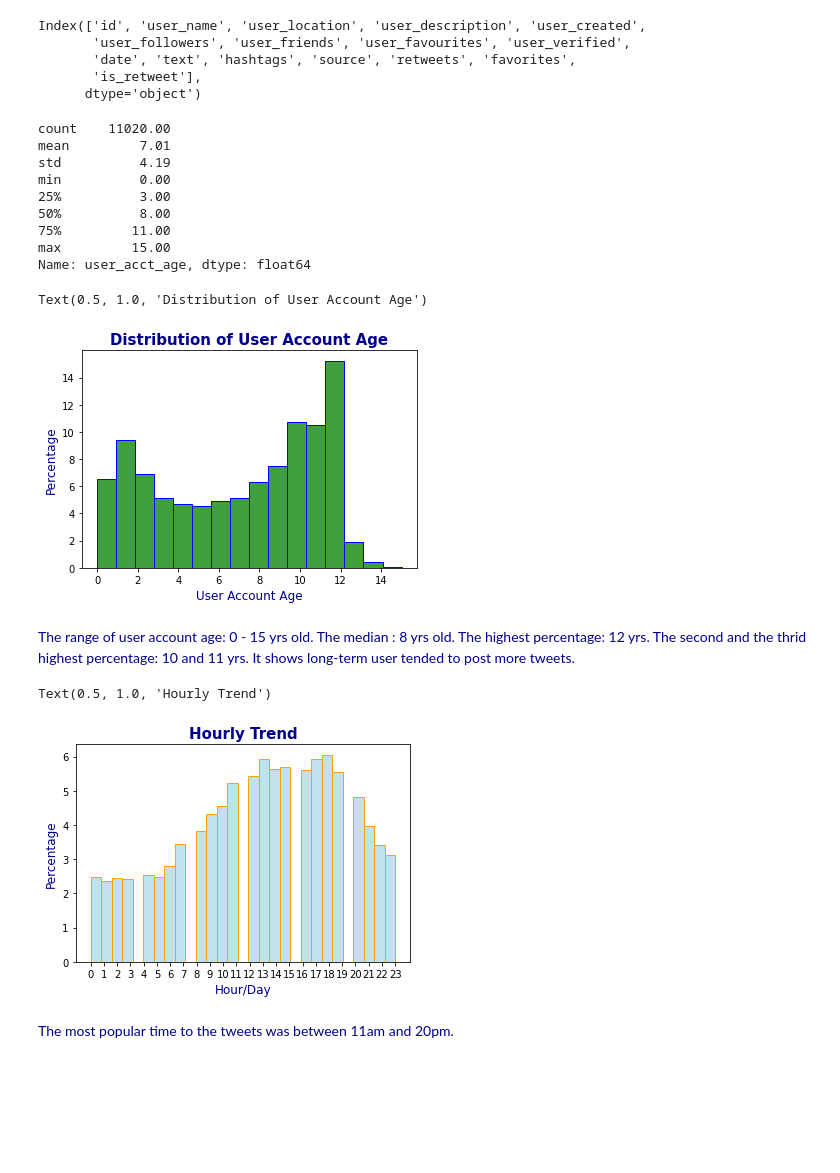
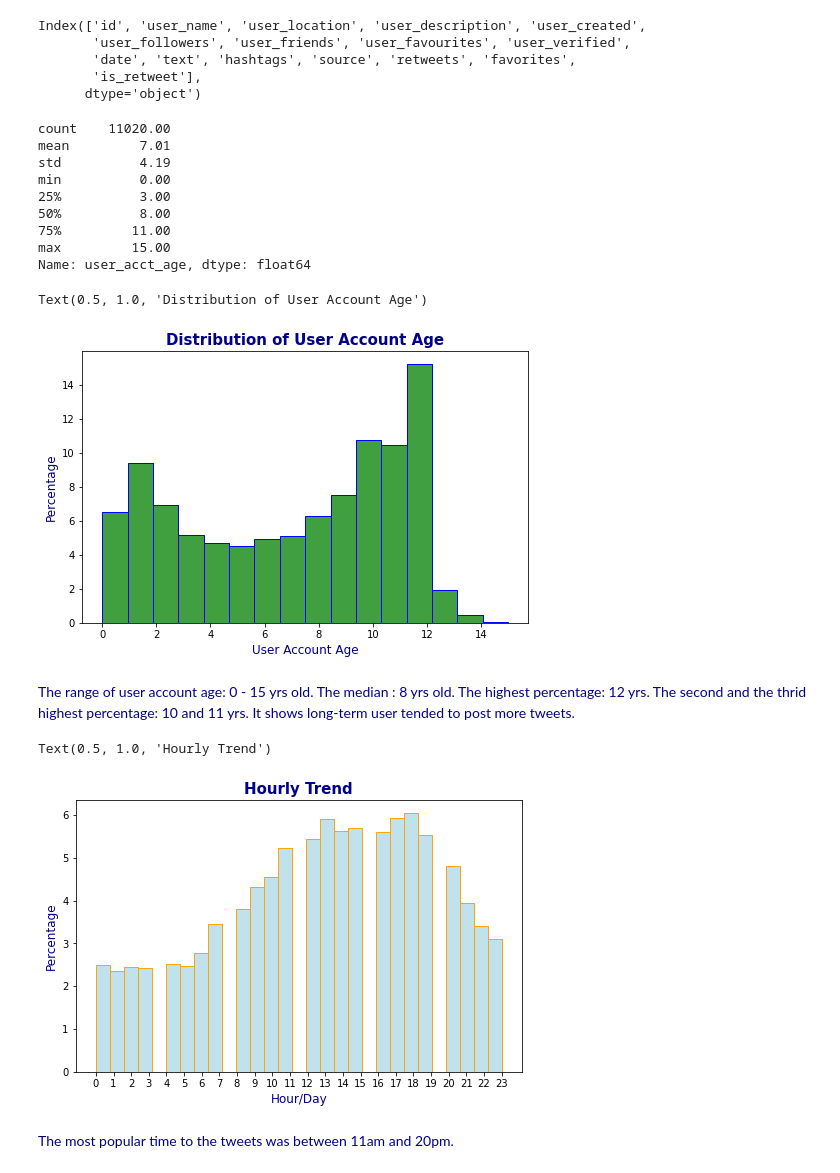
Before and after one commit to MeganWang393/PortfolioProjects, a Jupyter notebook: NLP Project.ipynb, the cells around one changed output. Saved outputs shown, nothing was run; the diff lists cells and outputs as text; code cells hidden in the pictures; blank space fills up the shorter version.

```diff
--- a/NLP Project.ipynb
+++ b/NLP Project.ipynb
@@ -113,31 +111,32 @@ Index(['id', 'user_name', 'user_location', 'user_description', 'user_created',
 # %%
 # Caclulate the age of user accounts
 
 df['user_created_year']=pd.to_datetime(df['user_created']).dt.year
 #df['today']=pd.to_datetime(date.today())
 #df['today']=df['today'].dt.year
 #df['user_acct_age']= df['today']-df['user_created_year']
 df['tweets_year'] = pd.to_datetime(df['date']).dt.year
 df['user_acct_age']= df['tweets_year']-df['user_created_year']
 
 print(df['user_acct_age'].describe().round(2))
 
+plt.figure(figsize=(8,5))
 ax=sns.histplot(data=df, x="user_acct_age", bins=16,stat='percent',color='green', edgecolor='blue')
 ax.set_ylabel('Percentage', color = 'darkblue', fontsize = '12')
 ax.set_xlabel('User Account Age', color = 'darkblue', fontsize = '12')
 plt.title('Distribution of User Account Age', color = 'darkblue', fontweight = 'bold', fontsize = '15')
 # %% [output]
 count    11020.00
 mean         7.01
 std          4.19
 min          0.00
 25%          3.00
 50%          8.00
 75%         11.00
 max         15.00
 Name: user_acct_age, dtype: float64
 Text(0.5, 1.0, 'Distribution of User Account Age')
-[figure, old version]
+[figure, new version]
 # %% [markdown]
 <span style="color:darkblue">
     The range of user account age: 0 - 15 yrs old.
@@ -154,6 +153,7 @@ df['weekday'] = df['date'].dt.weekday
 df['hour'] = df['date'].dt.hour
 #df['year_month'] = pd.PeriodIndex(pd.to_datetime(df[['year','month']].assign(day=1)),freq='M')
 # %%
+plt.figure(figsize=(8,5))
 ax=sns.histplot(data=df, x='hour', color = 'lightblue', edgecolor='orange',common_norm=False,stat='percent',multiple='dodge')
 ax.set_ylabel('Percentage',  color = 'darkblue', fontsize = '12')
 ax.set_xlabel('Hour/Day',  color = 'darkblue', fontsize = '12')
@@ -161,7 +161,7 @@ plt.xticks(np.arange(0,24,1))
 ax.set_title('Hourly Trend',  color = 'darkblue', fontweight = 'bold', fontsize = '15')
 # %% [output]
 Text(0.5, 1.0, 'Hourly Trend')
-[figure, old version]
+[figure, new version]
 # %% [markdown]
 <span style="color:darkblue"> The most popular time to the tweets was between 11am and 20pm. </span>
 # %%
```
Also changed, not shown: parts of 12 cells of this notebook.
